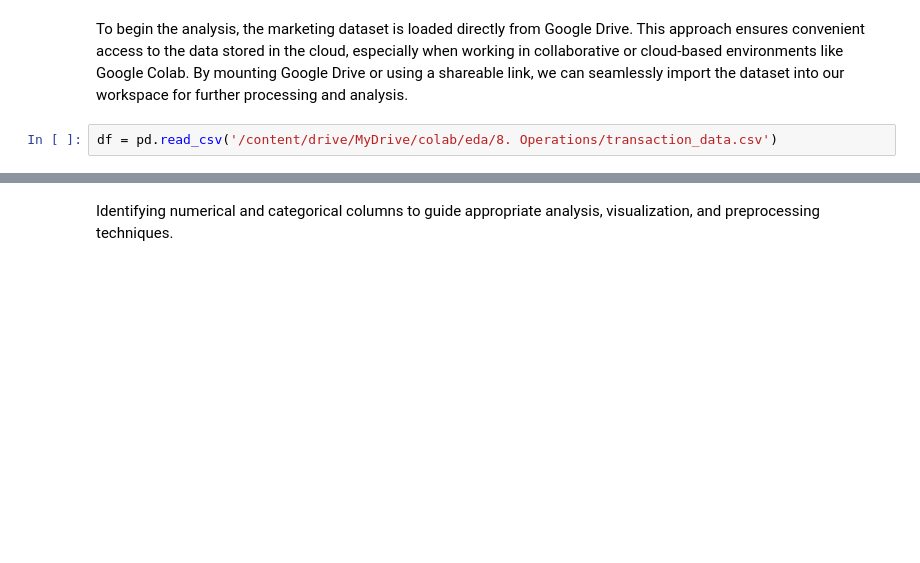
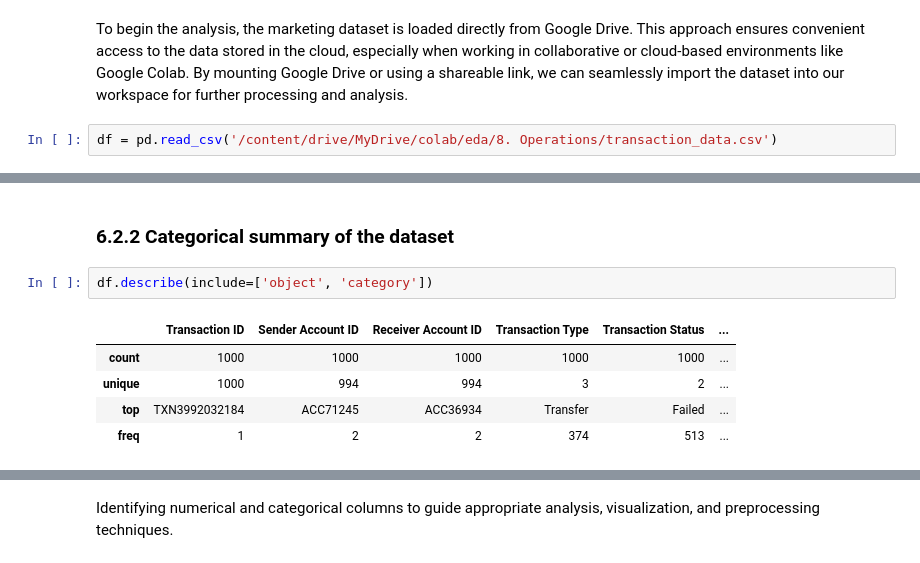
Before and after one commit to Sagarjain93/Operations_transaction_Data, a Jupyter notebook: transaction_data.ipynb, the cells around one changed output, grey strips where cells are left out. Saved outputs shown, nothing was run; the diff lists cells and outputs as text; blank space fills up the shorter version.

```diff
--- a/transaction_data.ipynb
+++ b/transaction_data.ipynb
@@ -99,0 +228,10 @@ df = pd.read_csv('/content/drive/MyDrive/colab/eda/8. Operations/transaction_dat
+# %% [markdown]
+### **6.2.2 Categorical summary of the dataset**
+# %%
+df.describe(include=['object', 'category'])
+# %% [output]
+|  | Transaction ID | Sender Account ID | Receiver Account ID | Transaction Type | Transaction Status | ... |
+| count | 1000 | 1000 | 1000 | 1000 | 1000 | ... |
+| unique | 1000 | 994 | 994 | 3 | 2 | ... |
+| top | TXN3992032184 | ACC71245 | ACC36934 | Transfer | Failed | ... |
+| freq | 1 | 2 | 2 | 374 | 513 | ... |
```
Also changed, not shown: parts of 144 cells of this notebook.
